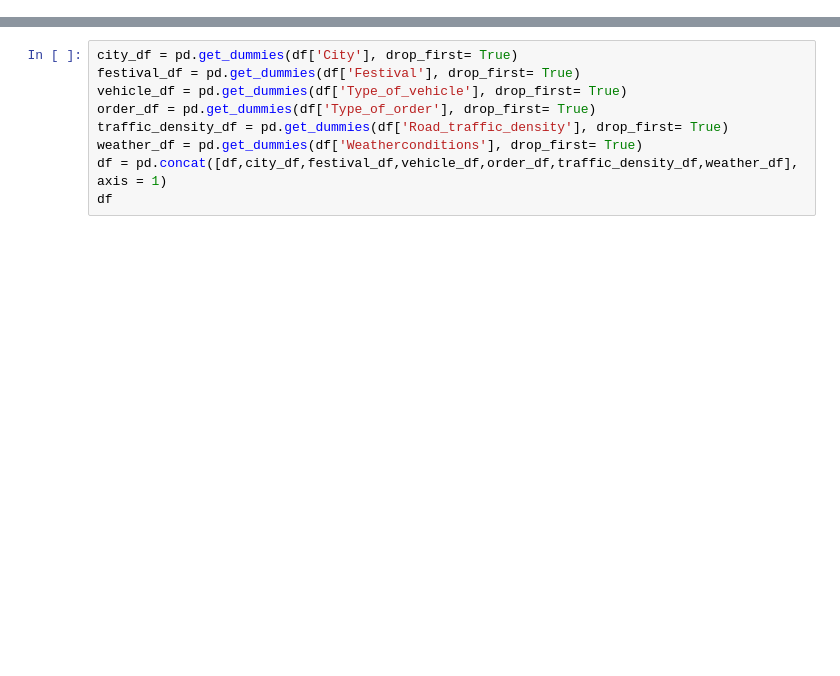
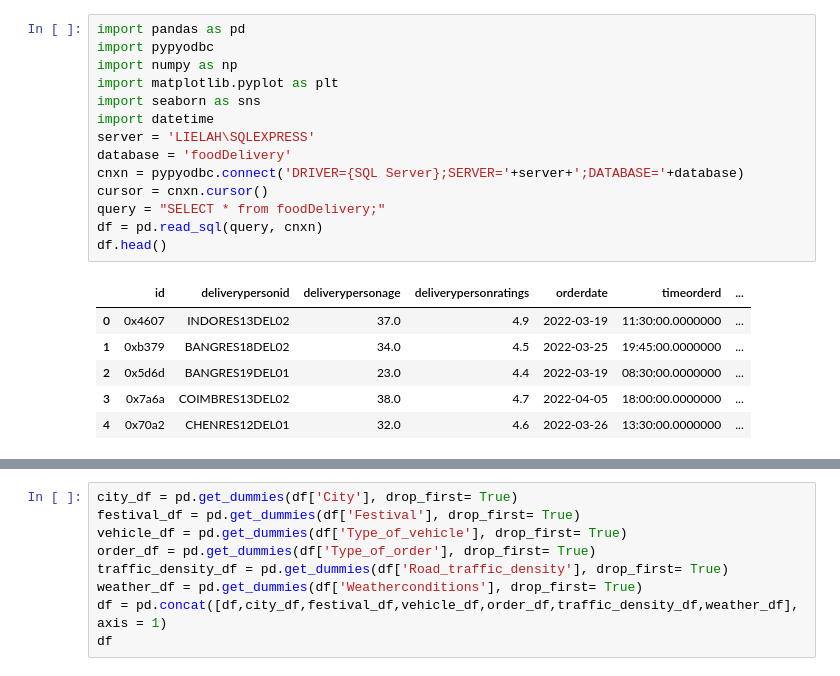
Before and after one commit to jeet2722/foodDelivery, a Jupyter notebook: file.ipynb, the cells around one changed output, grey strips where cells are left out. Drawn from its saved outputs; the diff is of its cells as text; blank space fills up the shorter version.

```diff
--- a/file.ipynb
+++ b/file.ipynb
@@ -1 +1,22 @@
+# %%
+import pandas as pd
+import pypyodbc
+import numpy as np
+import matplotlib.pyplot as plt
+import seaborn as sns
+import datetime
+server = 'LIELAH\SQLEXPRESS'
+database = 'foodDelivery'
+cnxn = pypyodbc.connect('DRIVER={SQL Server};SERVER='+server+';DATABASE='+database)
+cursor = cnxn.cursor()
+query = "SELECT * from foodDelivery;"
+df = pd.read_sql(query, cnxn)
+df.head()
+# %% [output]
+|  | id | deliverypersonid | deliverypersonage | deliverypersonratings | orderdate | timeorderd | ... |
+| 0 | 0x4607 | INDORES13DEL02 | 37.0 | 4.9 | 2022-03-19 | 11:30:00.0000000 | ... |
+| 1 | 0xb379 | BANGRES18DEL02 | 34.0 | 4.5 | 2022-03-25 | 19:45:00.0000000 | ... |
+| 2 | 0x5d6d | BANGRES19DEL01 | 23.0 | 4.4 | 2022-03-19 | 08:30:00.0000000 | ... |
+| 3 | 0x7a6a | COIMBRES13DEL02 | 38.0 | 4.7 | 2022-04-05 | 18:00:00.0000000 | ... |
+| 4 | 0x70a2 | CHENRES12DEL01 | 32.0 | 4.6 | 2022-03-26 | 13:30:00.0000000 | ... |
 # %%
```
Also changed, not shown: parts of 7 cells of this notebook, 2 other files.
